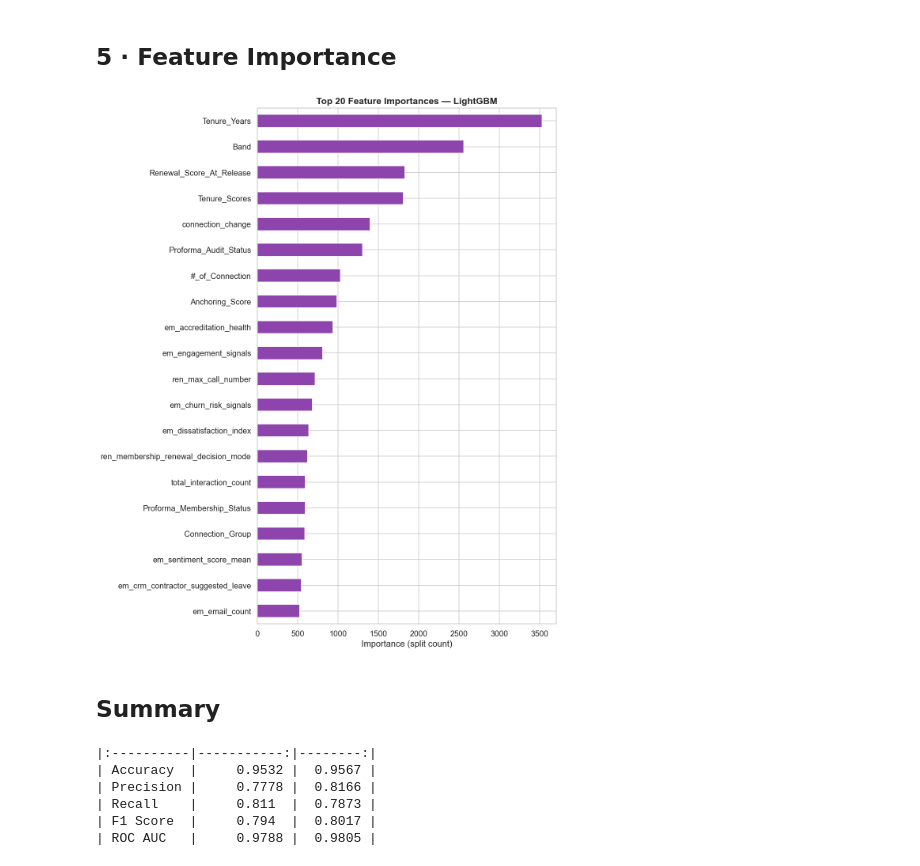
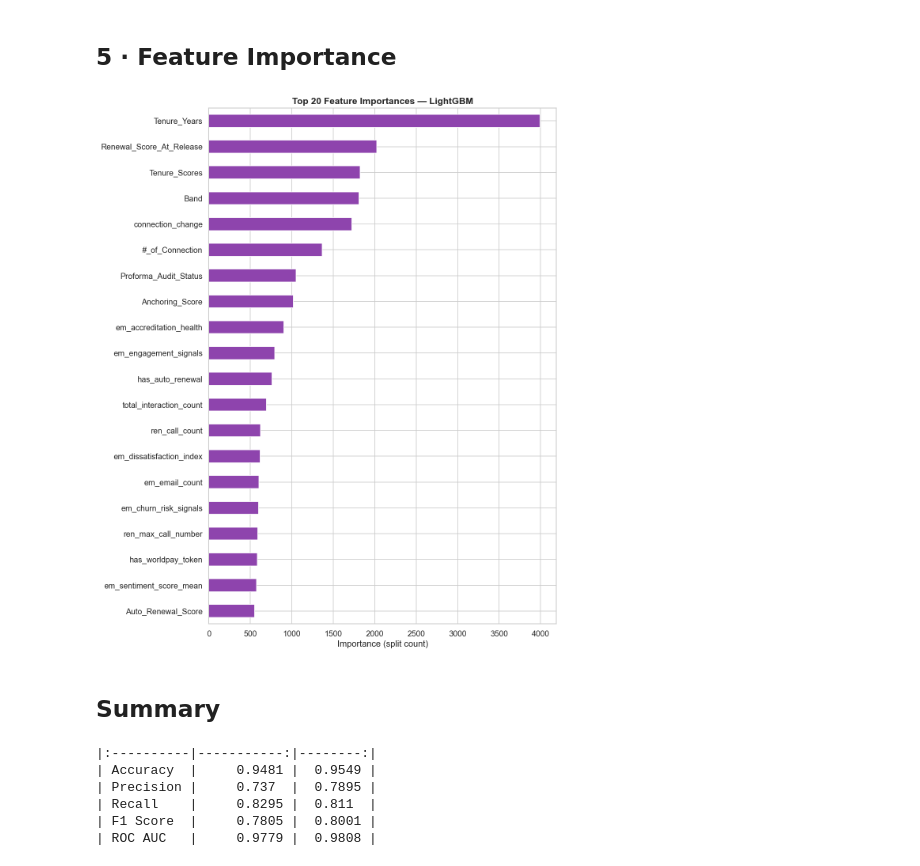
Before and after one commit to madhav16062004/Churn-Prediction-JMAN, a Jupyter notebook: notebooks/Model-training/04_Model_GBM.ipynb, the cells around one changed output. Saved outputs shown, nothing was run; the diff lists cells and outputs as text; code cells hidden in the pictures.

```diff
--- a/notebooks/Model-training/04_Model_GBM.ipynb
+++ b/notebooks/Model-training/04_Model_GBM.ipynb
@@ -79,23 +82,38 @@ X_train, X_test, y_train, y_test = train_test_split(
 )
 
 cat_cols = X_train.select_dtypes(include=["object"]).columns.tolist()
-if cat_cols:
-    ord_enc = OrdinalEncoder(handle_unknown="use_encoded_value", unknown_value=-1)
-    X_train.loc[:, cat_cols] = ord_enc.fit_transform(X_train[cat_cols]).astype(float)
-    X_test.loc[:, cat_cols] = ord_enc.transform(X_test[cat_cols]).astype(float)
+num_cols = [c for c in X_train.columns if c not in cat_cols]
 
 # Validate & ensure all columns are numeric
-for col in X_train.columns:
+for col in num_cols:
     coerced = pd.to_numeric(X_train[col], errors="coerce")
     n_failed = coerced.isna().sum() - X_train[col].isna().sum()
     if n_failed > 0:
         pct = n_failed / len(X_train) * 100
         print(f"  WARNING: '{col}' had {n_failed} ({pct:.1f}%) non-numeric values")
 
-train_medians = X_train.apply(pd.to_numeric, errors="coerce").median()
-X_train = X_train.apply(pd.to_numeric, errors="coerce").fillna(train_medians)
-X_test = X_test.apply(pd.to_numeric, errors="coerce").fillna(train_medians)
+numeric_pipe = SkPipeline([
+    ("to_numeric", FunctionTransformer(lambda df: df.apply(pd.to_numeric, errors="coerce"), validate=False)),
+    ("imputer", SimpleImputer(strategy="median")),
+])
 
+def make_preprocessor():
+    transformers = []
+    if cat_cols:
+        categorical_pipe = SkPipeline([
+            ("imputer", SimpleImputer(strategy="most_frequent")),
+            ("encoder", OrdinalEncoder(handle_unknown="use_encoded_value", unknown_value=-1, encoded_missing_value=-1)),
+        ])
+        transformers.append(("cat", categorical_pipe, cat_cols))
+    if num_cols:
+        transformers.append(("num", numeric_pipe, num_cols))
+    return ColumnTransformer(transformers, remainder="drop", sparse_threshold=0)
+
+feature_names = cat_cols + num_cols
+cat_feature_indices = list(range(len(cat_cols)))
+
+def make_sampler():
+    return SMOTENC(categorical_features=cat_feature_indices, random_state=42) if cat_feature_indices else SMOTE(random_state=42)
 
 print(f"\nFeatures: {X_train.shape[1]}")
 print(f"Train: {X_train.shape[0]}, Test: {X_test.shape[0]}")
@@ -114,7 +132,8 @@ Using `is_unbalance=True` — LightGBM's built-in way to handle
 class imbalance.
 # %%
 lgb_pipe_base = ImbPipeline([
-    ("smote", SMOTE(random_state=42)),
+    ("preprocess", make_preprocessor()),
+    ("smote", make_sampler()),
     ("clf", LGBMClassifier(
         n_estimators=200, learning_rate=0.1, max_depth=5,
         is_unbalance=True, random_state=42, n_jobs=-1, verbose=-1,
@@ -178,7 +197,8 @@ best_config = None
 
 for i, cfg in enumerate(configs):
     pipe = ImbPipeline([
-        ("smote", SMOTE(random_state=42)),
+        ("preprocess", make_preprocessor()),
+        ("smote", make_sampler()),
         ("clf", LGBMClassifier(**cfg, is_unbalance=True, random_state=42, n_jobs=-1, verbose=-1)),
     ])
     scores = cross_val_score(pipe, X_train, y_train, cv=cv_strat, scoring="f1")
@@ -209,7 +229,8 @@ if best_config is None or not isinstance(best_config, dict):
     best_config = {"n_estimators": 200, "max_depth": 5, "learning_rate": 0.1, "num_leaves": 50, "subsample": 0.8}
 
 best_lgb_pipe = ImbPipeline([
-    ("smote", SMOTE(random_state=42)),
+    ("preprocess", make_preprocessor()),
+    ("smote", make_sampler()),
     ("clf", LGBMClassifier(**best_config, is_unbalance=True, random_state=42, n_jobs=-1, verbose=-1)),
 ])
 best_lgb_pipe.fit(X_train, y_train)
@@ -271,16 +292,16 @@ plt.show()
 ## 5 · Feature Importance
 # %%
 importances = best_lgb_pipe.named_steps["clf"].feature_importances_
-feat_imp = pd.Series(importances, index=X_train.columns).sort_values(ascending=True)
+feat_imp = pd.Series(importances, index=feature_names).sort_values(ascending=True)
 
 fig, ax = plt.subplots(figsize=(10, 12))
 feat_imp.tail(20).plot.barh(ax=ax, color="#8e44ad", edgecolor="white")
 ax.set_title("Top 20 Feature Importances — LightGBM", fontsize=14, fontweight="bold")
 ax.set_xlabel("Importance (split count)")
 plt.tight_layout()
 plt.show()
 # %% [output]
-[figure, old version]
+[figure, new version]
 # %% [markdown]
 ## Summary
 # %%
@@ -292,8 +313,8 @@ except ImportError:
     print(summary.to_string())
 # %% [output]
 |:----------|-----------:|--------:|
-| Accuracy  |     0.9532 |  0.9567 |
-| Precision |     0.7778 |  0.8166 |
-| Recall    |     0.811  |  0.7873 |
-| F1 Score  |     0.794  |  0.8017 |
-| ROC AUC   |     0.9788 |  0.9805 |
+| Accuracy  |     0.9481 |  0.9549 |
+| Precision |     0.737  |  0.7895 |
+| Recall    |     0.8295 |  0.811  |
+| F1 Score  |     0.7805 |  0.8001 |
+| ROC AUC   |     0.9779 |  0.9808 |
```
Also changed, not shown: parts of 4 cells of this notebook, 5 other files.
